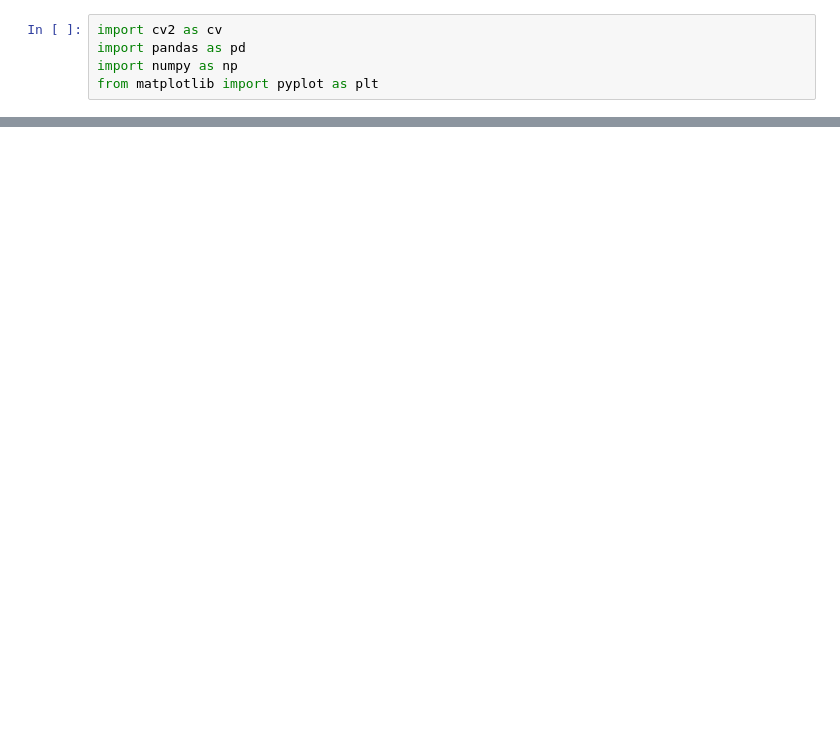
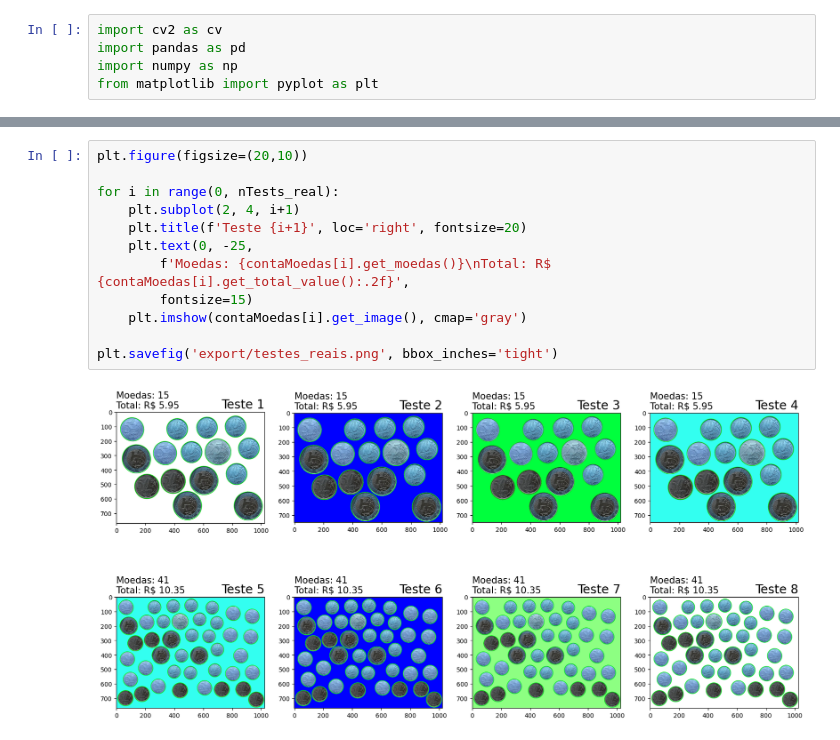
Before and after one commit to Durfan/ufsj-pdi-moedas, a Jupyter notebook: contagem_moedas.ipynb, the cells around one changed output, grey strips where cells are left out. Cells and saved outputs as stored; diff of their text form; blank space fills up the shorter version.

```diff
--- a/contagem_moedas.ipynb
+++ b/contagem_moedas.ipynb
@@ -159,6 +147,20 @@ df_tests
 | 6 | imgs/teste7.png | 41 | 10.35 |
 | 7 | imgs/teste8.png | 41 | 10.35 |
 | 8 | imgs/teste1_euro.png | 8 | 3.88 |
+# %%
+plt.figure(figsize=(20,10))
+
+for i in range(0, nTests_real):
+    plt.subplot(2, 4, i+1)
+    plt.title(f'Teste {i+1}', loc='right', fontsize=20)
+    plt.text(0, -25,
+        f'Moedas: {contaMoedas[i].get_moedas()}\nTotal: R$ {contaMoedas[i].get_total_value():.2f}',
+        fontsize=15)
+    plt.imshow(contaMoedas[i].get_image(), cmap='gray')
+
+plt.savefig('export/testes_reais.png', bbox_inches='tight')
+# %% [output]
+[figure, added]
 # %%
 plt.figure(figsize=(20,10))
 
```
Also changed, not shown: parts of 5 cells of this notebook, 3 other files.
